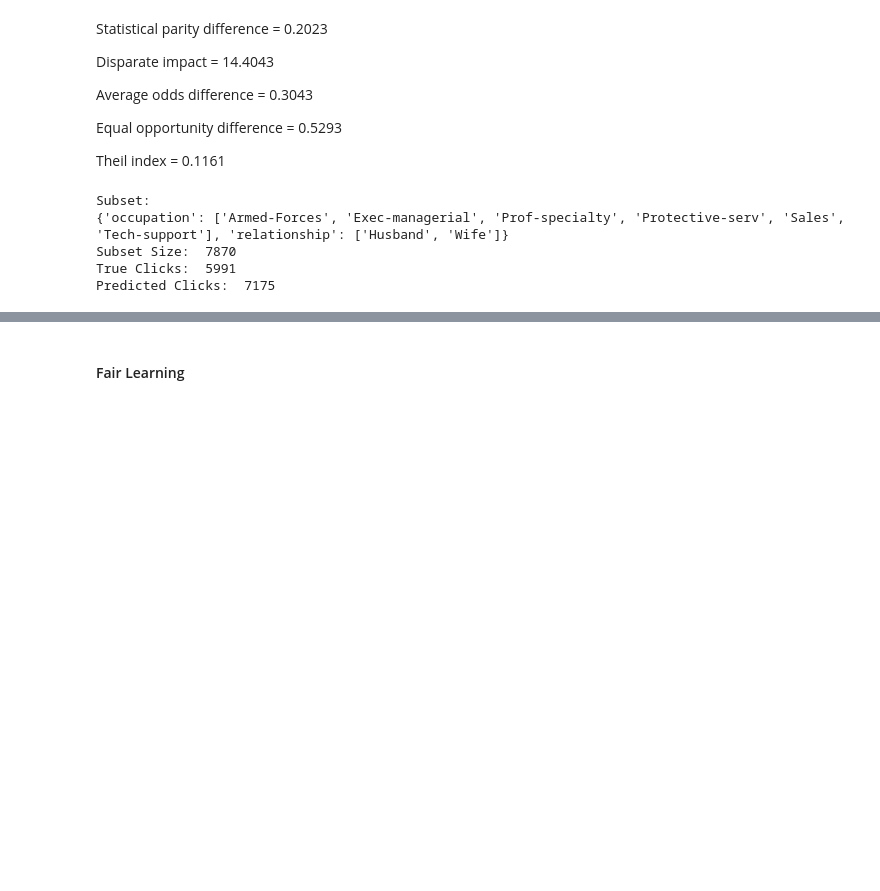
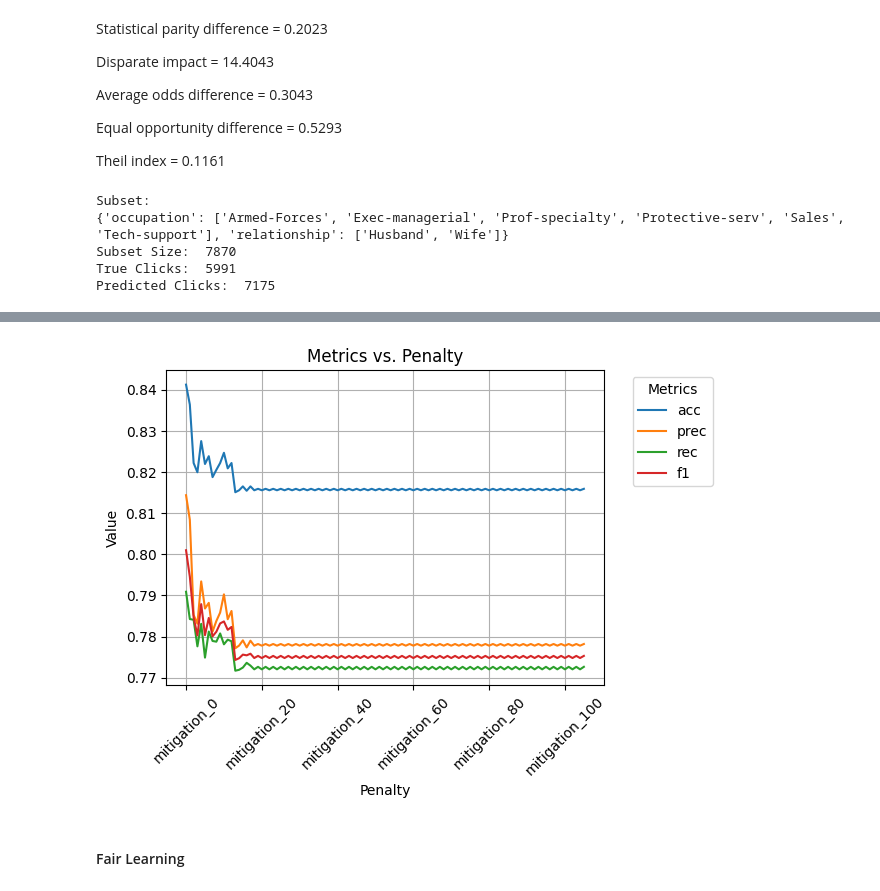
Before and after one commit to mkleinegger/evaluation-bias-detection-and-mitigation, a Jupyter notebook: multiple_runs.ipynb, the cells around one changed output, grey strips where cells are left out. Drawn from its saved outputs; the diff is of its cells as text; code cells hidden in the pictures; blank space fills up the shorter version.

```diff
--- a/multiple_runs.ipynb
+++ b/multiple_runs.ipynb
@@ -1167,3 +1058,14 @@ F1: 0.7886313182171065
+# %%
+df_metrics.plot(kind="line")
+plt.xlabel("Penalty")
+plt.ylabel("Value")
+plt.title("Metrics vs. Penalty")
+plt.legend(title="Metrics", bbox_to_anchor=(1.05, 1), loc='upper left')
+plt.grid(True)
+plt.xticks(rotation=45)
+plt.tight_layout()
+# %% [output]
+[figure, added]
 # %% [markdown]
 #### Fair Learning
 # %%
```
Also changed, not shown: parts of 38 cells of this notebook, 6 other files.
